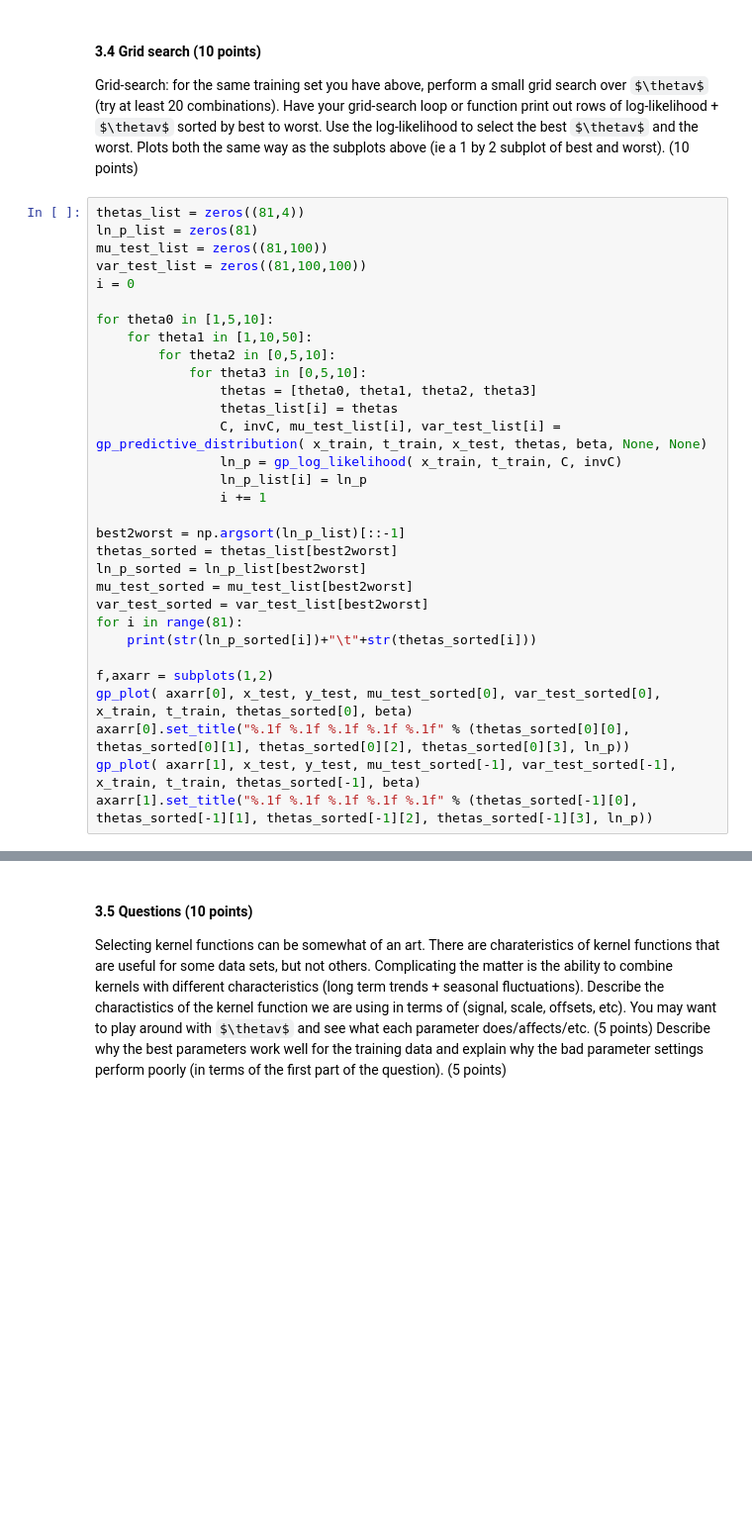
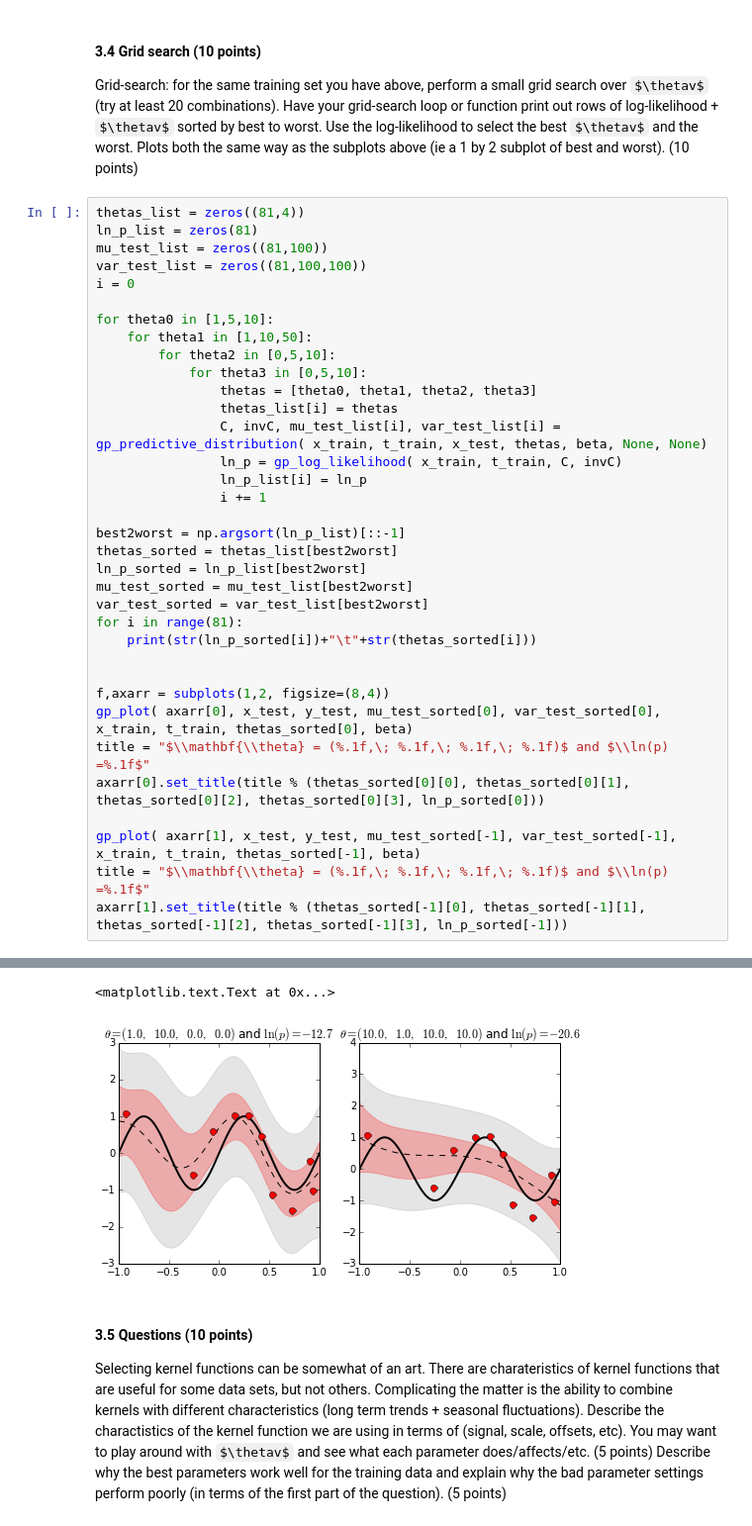
Before and after one commit to UnarmedLad/Machine-Learning-1, a Jupyter notebook: Lab3.ipynb, the cells around one changed output, grey strips where cells are left out. Shown at 99% size. Drawn from its saved outputs; the diff is of its cells as text; some formulas as TeX source; blank space fills up the shorter version.

```diff
--- a/Lab3.ipynb
+++ b/Lab3.ipynb
@@ -338,8 +349,13 @@ var_test_sorted = var_test_list[best2worst]
 for i in range(81):
     print(str(ln_p_sorted[i])+"\t"+str(thetas_sorted[i]))
 
-f,axarr = subplots(1,2)
+
+f,axarr = subplots(1,2, figsize=(8,4))
 gp_plot( axarr[0], x_test, y_test, mu_test_sorted[0], var_test_sorted[0], x_train, t_train, thetas_sorted[0], beta)
-axarr[0].set_title("%.1f %.1f %.1f %.1f %.1f" % (thetas_sorted[0][0], thetas_sorted[0][1], thetas_sorted[0][2], thetas_sorted[0][3], ln_p))
+title = "$\\mathbf{\\theta} = (%.1f,\; %.1f,\; %.1f,\; %.1f)$ and $\\ln(p) =%.1f$"
+axarr[0].set_title(title % (thetas_sorted[0][0], thetas_sorted[0][1], thetas_sorted[0][2], thetas_sorted[0][3], ln_p_sorted[0]))
+
 gp_plot( axarr[1], x_test, y_test, mu_test_sorted[-1], var_test_sorted[-1], x_train, t_train, thetas_sorted[-1], beta)
-axarr[1].set_title("%.1f %.1f %.1f %.1f %.1f" % (thetas_sorted[-1][0], thetas_sorted[-1][1], thetas_sorted[-1][2], thetas_sorted[-1][3], ln_p))
+title = "$\\mathbf{\\theta} = (%.1f,\; %.1f,\; %.1f,\; %.1f)$ and $\\ln(p) =%.1f$"
+axarr[1].set_title(title % (thetas_sorted[-1][0], thetas_sorted[-1][1], thetas_sorted[-1][2], thetas_sorted[-1][3], ln_p_sorted[-1]))
+# %% [output]
@@ -346,3 +379,5 @@ axarr[1].set_title("%.1f %.1f %.1f %.1f %.1f" % (thetas_sorted[-1][0], thetas_so
+<matplotlib.text.Text at 0x...>
+[figure, added]
 # %% [markdown]
 #### 3.5 Questions (10 points)
 Selecting kernel functions can be somewhat of an art.  There are charateristics of kernel functions that are useful for some data sets, but not others.  Complicating the matter is the ability to combine kernels with different characteristics (long term trends + seasonal fluctuations).  Describe the charactistics of the kernel function we are using in terms of (signal, scale, offsets, etc). You may want to play around with $\thetav$ and see what each parameter does/affects/etc.  (5 points)  Describe why the best parameters work well for the training data and explain why the bad parameter settings perform poorly (in terms of the first part of the question).  (5 points)
```
Also changed, not shown: parts of 26 cells of this notebook.
